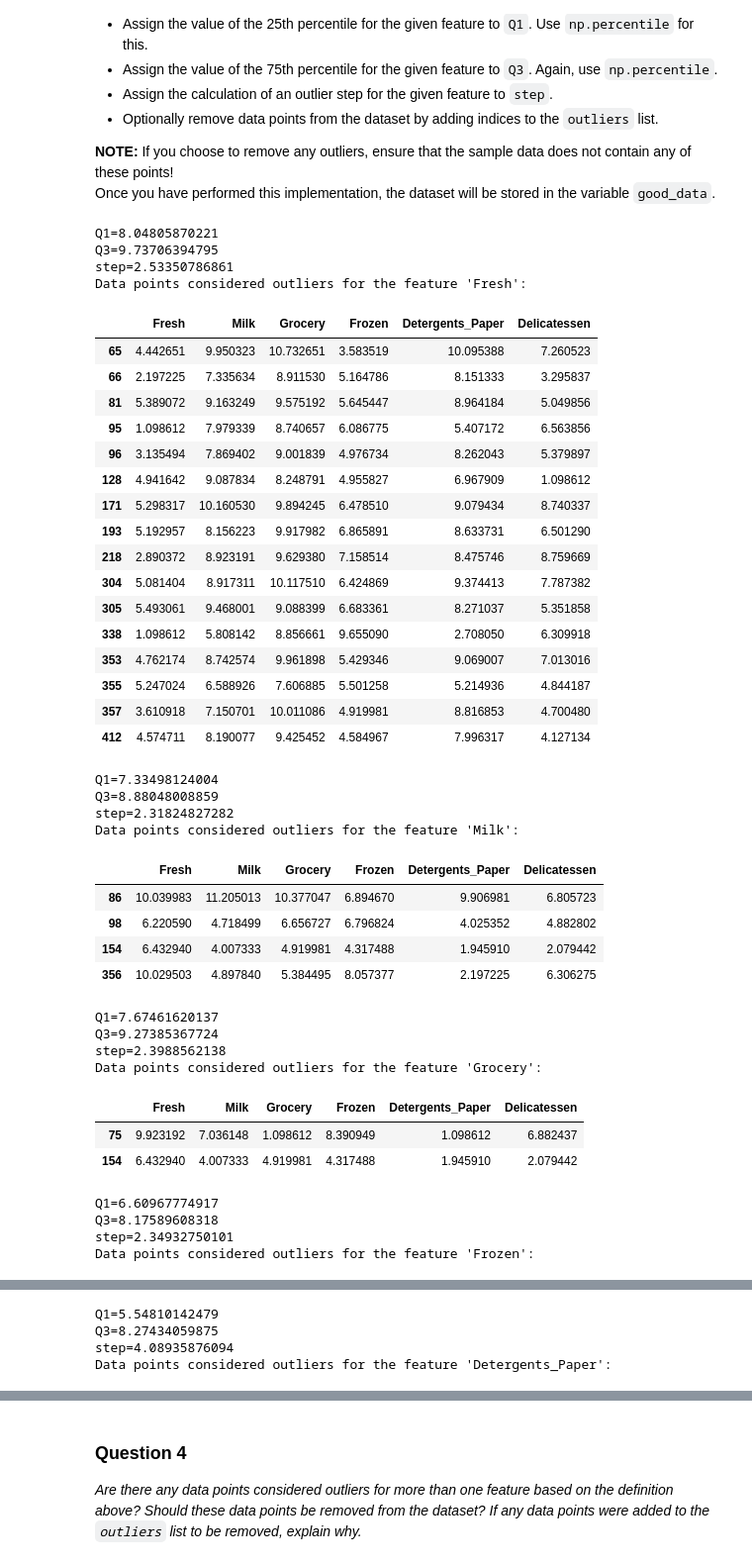
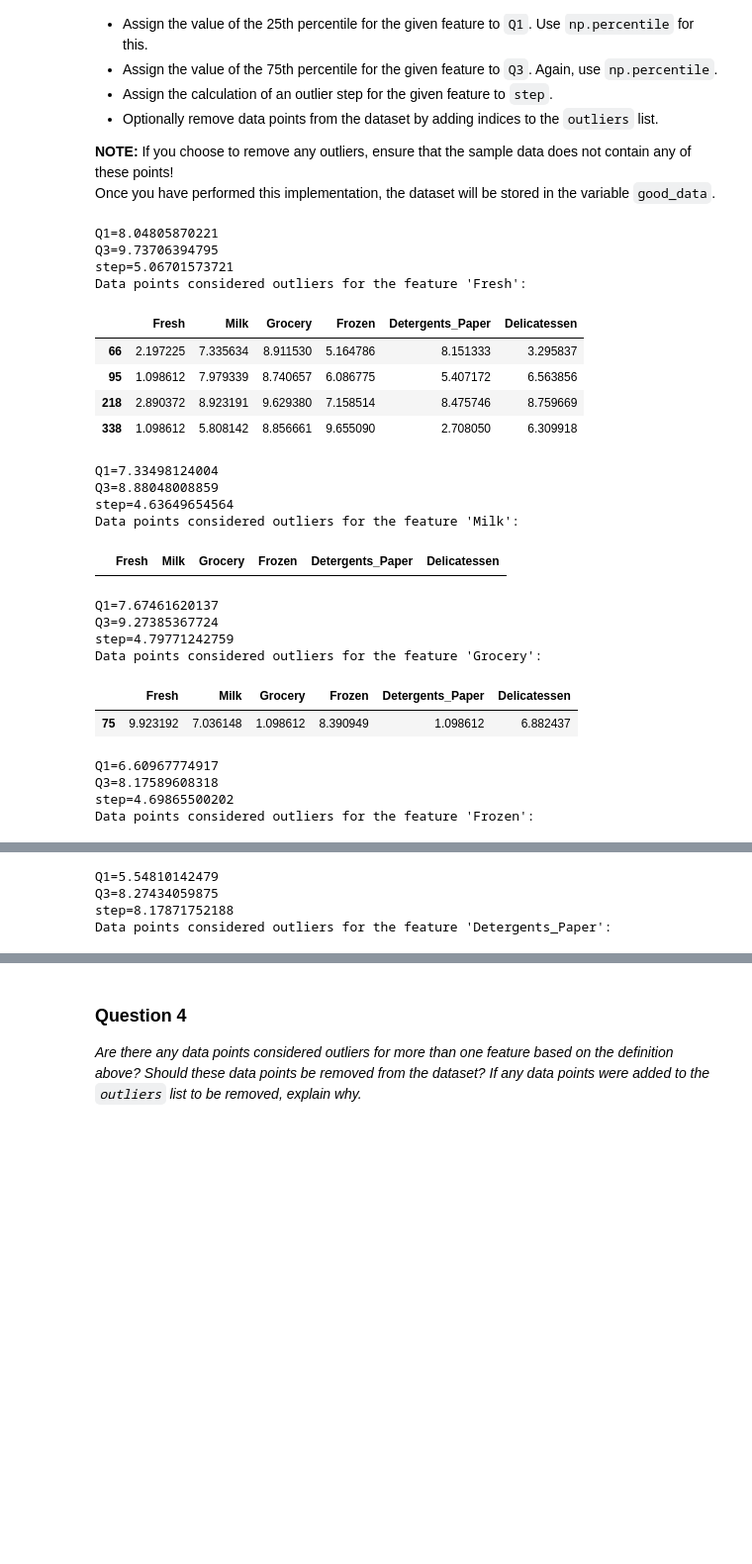
Before and after one commit to vharavu/unsupClust, a Jupyter notebook: customer_segments.ipynb, the cells around one changed output, grey strips where cells are left out. Shown: that part at 99% size. Saved outputs shown, nothing was run; the diff lists cells and outputs as text; code cells hidden in the pictures; blank space fills up the shorter version.

```diff
--- a/customer_segments.ipynb
+++ b/customer_segments.ipynb
@@ -244,69 +244,52 @@ Once you have performed this implementation, the dataset will be stored in the v
 # For each feature find the data points with extreme high or low values
 for feature in log_data.keys():
 
     # TODO: Calculate Q1 (25th percentile of the data) for the given feature
     Q1 = np.percentile(log_data[feature], 25)
     print "Q1={}".format(Q1)
 
     # TODO: Calculate Q3 (75th percentile of the data) for the given feature
     Q3 = np.percentile(log_data[feature], 75)
     print "Q3={}".format(Q3)
 
     # TODO: Use the interquartile range to calculate an outlier step (1.5 times the interquartile range)
-    step = (Q3 - Q1)*1.5
+    step = (Q3 - Q1)*3.0
     print "step={}".format(step)
 
     # Display the outliers
     print "Data points considered outliers for the feature '{}':".format(feature)
     display(log_data[~((log_data[feature] >= Q1 - step) & (log_data[feature] <= Q3 + step))])
     #display(log_data[(log_data[feature] < Q1 - step) & (log_data[feature] > Q3 + step)])
 
 # OPTIONAL: Select the indices for data points you wish to remove
 outliers  = []
 
 # Remove the outliers, if any were specified
 good_data = log_data.drop(log_data.index[outliers]).reset_index(drop = True)
 display(good_data.describe()) # just to confirm nothing changed with the original
 # %% [output]
 Q1=8.04805870221
 Q3=9.73706394795
-step=2.53350786861
+step=5.06701573721
 Data points considered outliers for the feature 'Fresh':
 |  | Fresh | Milk | Grocery | Frozen | Detergents_Paper | Delicatessen |
-| 65 | 4.442651 | 9.950323 | 10.732651 | 3.583519 | 10.095388 | 7.260523 |
 | 66 | 2.197225 | 7.335634 | 8.911530 | 5.164786 | 8.151333 | 3.295837 |
-| 81 | 5.389072 | 9.163249 | 9.575192 | 5.645447 | 8.964184 | 5.049856 |
 | 95 | 1.098612 | 7.979339 | 8.740657 | 6.086775 | 5.407172 | 6.563856 |
-| 96 | 3.135494 | 7.869402 | 9.001839 | 4.976734 | 8.262043 | 5.379897 |
-| 128 | 4.941642 | 9.087834 | 8.248791 | 4.955827 | 6.967909 | 1.098612 |
-| 171 | 5.298317 | 10.160530 | 9.894245 | 6.478510 | 9.079434 | 8.740337 |
-| 193 | 5.192957 | 8.156223 | 9.917982 | 6.865891 | 8.633731 | 6.501290 |
 | 218 | 2.890372 | 8.923191 | 9.629380 | 7.158514 | 8.475746 | 8.759669 |
-| 304 | 5.081404 | 8.917311 | 10.117510 | 6.424869 | 9.374413 | 7.787382 |
-| 305 | 5.493061 | 9.468001 | 9.088399 | 6.683361 | 8.271037 | 5.351858 |
 | 338 | 1.098612 | 5.808142 | 8.856661 | 9.655090 | 2.708050 | 6.309918 |
-| 353 | 4.762174 | 8.742574 | 9.961898 | 5.429346 | 9.069007 | 7.013016 |
-| 355 | 5.247024 | 6.588926 | 7.606885 | 5.501258 | 5.214936 | 4.844187 |
-| 357 | 3.610918 | 7.150701 | 10.011086 | 4.919981 | 8.816853 | 4.700480 |
-| 412 | 4.574711 | 8.190077 | 9.425452 | 4.584967 | 7.996317 | 4.127134 |
 Q1=7.33498124004
 Q3=8.88048008859
-step=2.31824827282
+step=4.63649654564
 Data points considered outliers for the feature 'Milk':
 |  | Fresh | Milk | Grocery | Frozen | Detergents_Paper | Delicatessen |
-| 86 | 10.039983 | 11.205013 | 10.377047 | 6.894670 | 9.906981 | 6.805723 |
-| 98 | 6.220590 | 4.718499 | 6.656727 | 6.796824 | 4.025352 | 4.882802 |
-| 154 | 6.432940 | 4.007333 | 4.919981 | 4.317488 | 1.945910 | 2.079442 |
-| 356 | 10.029503 | 4.897840 | 5.384495 | 8.057377 | 2.197225 | 6.306275 |
 Q1=7.67461620137
 Q3=9.27385367724
-step=2.3988562138
+step=4.79771242759
 Data points considered outliers for the feature 'Grocery':
 |  | Fresh | Milk | Grocery | Frozen | Detergents_Paper | Delicatessen |
 | 75 | 9.923192 | 7.036148 | 1.098612 | 8.390949 | 1.098612 | 6.882437 |
-| 154 | 6.432940 | 4.007333 | 4.919981 | 4.317488 | 1.945910 | 2.079442 |
 Q1=6.60967774917
 Q3=8.17589608318
-step=2.34932750101
+step=4.69865500202
 Data points considered outliers for the feature 'Frozen':
 |  | Fresh | Milk | Grocery | Frozen | Detergents_Paper | Delicatessen |
@@ -323,5 +296,5 @@ Data points considered outliers for the feature 'Frozen':
 Q1=5.54810142479
 Q3=8.27434059875
-step=4.08935876094
+step=8.17871752188
 Data points considered outliers for the feature 'Detergents_Paper':
 |  | Fresh | Milk | Grocery | Frozen | Detergents_Paper | Delicatessen |
```
Also changed, not shown: parts of 12 cells of this notebook.
